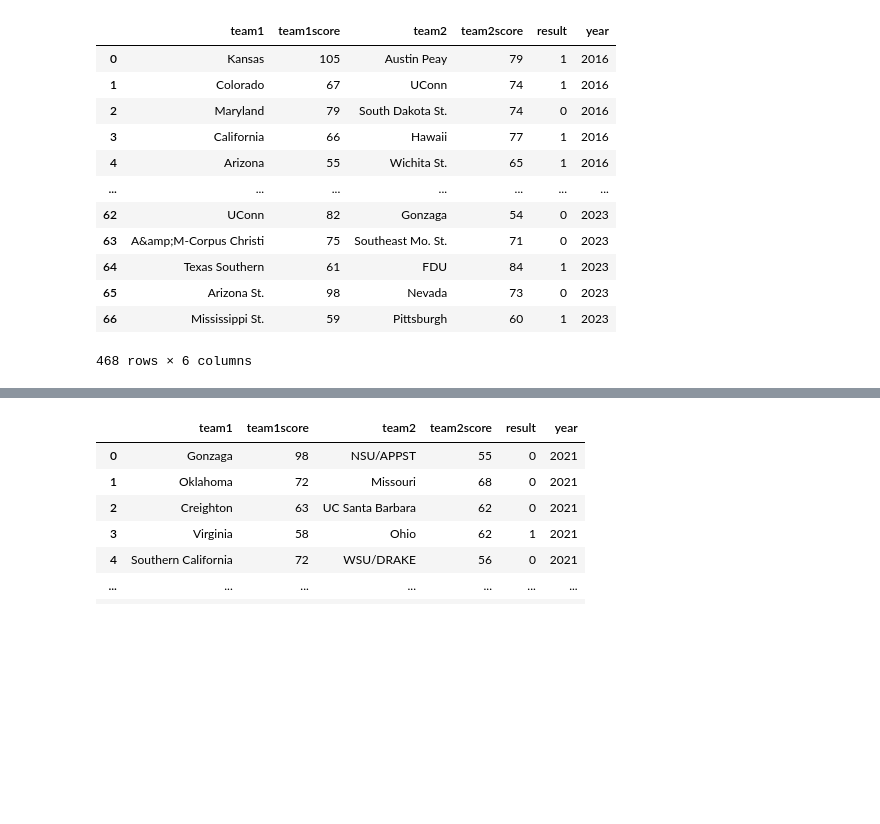
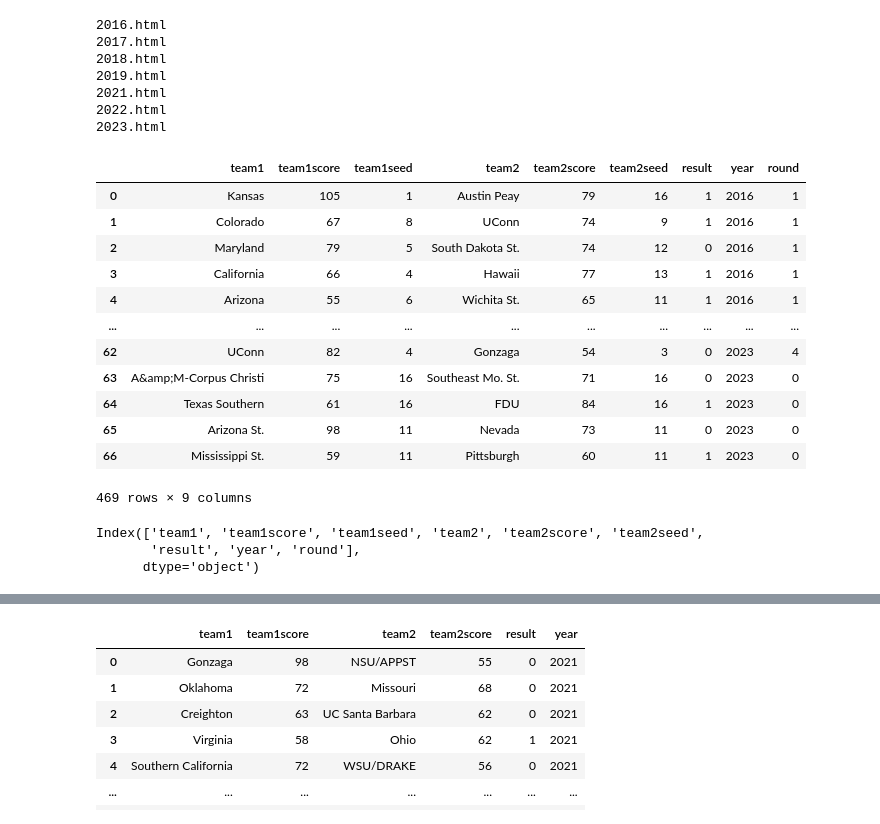
Before and after one commit to vab10266/march_madness_24, a Jupyter notebook: data/team_order/tmp.ipynb, the cells around one changed output, grey strips where cells are left out. Cells and saved outputs as stored; diff of their text form; code cells hidden in the pictures; blank space fills up the shorter version.

Commit message:
vb round data

```diff
--- a/data/team_order/tmp.ipynb
+++ b/data/team_order/tmp.ipynb
@@ -8,6 +8,7 @@ from bs4 import BeautifulSoup
 # path = 'tmp.html'
 def parse_new_html(year):
     path = f'{year}.html'
+    print(path)
     soup = BeautifulSoup(open(path),'html.parser')
 
     games = [x[70:].replace('<', '>') for x in str(soup).split('FINAL') if x[0] == '\n']
@@ -17,28 +18,58 @@ def parse_new_html(year):
     team2 = [x.split('>')[27] for x in games]
     team2score = [x.split('>')[31] for x in games]
     team2seed = [x.split('>')[23] for x in games]
+
     df = pd.DataFrame(data = [team1, team1score, team1seed, team2, team2score, team2seed]).T
     df.columns = ['team1', 'team1score', 'team1seed', 'team2', 'team2score', 'team2seed']
     df['result'] = (df['team1score'] < df['team2score']).astype(int)
     df['year'] = year
+    if year == 2021:
+        df = pd.concat((df.iloc[:6], pd.DataFrame([['Oregon', 75, 7, 'VCU', 70, 10, 0, 2021]], columns=['team1', 'team1score', 'team1seed', 'team2', 'team2score', 'team2seed', 'result', 'year']), df.iloc[6:]), axis=0)
+
+
+    rounds = [[1]*8, [2]*4, [3]*2, [4]*1, [1]*8, [2]*4, [3]*2, [4]*1, [5]*1, [6]*1, [5]*1, [1]*8, [2]*4, [3]*2, [4]*1, [1]*8, [2]*4, [3]*2, [4]*1, [0]*4]
+    a = []
+    for round in rounds:
+        for game in round:
+            a.append(game)
+    df['round'] = a
+    # print(df)
+    int_cols = ['team1score', 'team1seed', 'team2score', 'team2seed',
+       'result', 'year', 'round']
+    df[int_cols] = df[int_cols].astype(int)
     return df
 # %%
 all_df = None
 for i in range(8):
+    if i == 4:
+        continue
     df = parse_new_html(2016 + i)
     all_df = pd.concat((all_df, df), axis=0)
 all_df
 # %% [output]
+2016.html
+2017.html
+2018.html
+2019.html
+2021.html
+2022.html
+2023.html
-|  | team1 | team1score | team2 | team2score | result | year |
-| 0 | Kansas | 105 | Austin Peay | 79 | 1 | 2016 |
-| 1 | Colorado | 67 | UConn | 74 | 1 | 2016 |
-| 2 | Maryland | 79 | South Dakota St. | 74 | 0 | 2016 |
-| 3 | California | 66 | Hawaii | 77 | 1 | 2016 |
-| 4 | Arizona | 55 | Wichita St. | 65 | 1 | 2016 |
-| ... | ... | ... | ... | ... | ... | ... |
-| 62 | UConn | 82 | Gonzaga | 54 | 0 | 2023 |
-| 63 | A&amp;M-Corpus Christi | 75 | Southeast Mo. St. | 71 | 0 | 2023 |
-| 64 | Texas Southern | 61 | FDU | 84 | 1 | 2023 |
-| 65 | Arizona St. | 98 | Nevada | 73 | 0 | 2023 |
-| 66 | Mississippi St. | 59 | Pittsburgh | 60 | 1 | 2023 |
+|  | team1 | team1score | team1seed | team2 | team2score | team2seed | result | year | round |
+| 0 | Kansas | 105 | 1 | Austin Peay | 79 | 16 | 1 | 2016 | 1 |
+| 1 | Colorado | 67 | 8 | UConn | 74 | 9 | 1 | 2016 | 1 |
+| 2 | Maryland | 79 | 5 | South Dakota St. | 74 | 12 | 0 | 2016 | 1 |
+| 3 | California | 66 | 4 | Hawaii | 77 | 13 | 1 | 2016 | 1 |
+| 4 | Arizona | 55 | 6 | Wichita St. | 65 | 11 | 1 | 2016 | 1 |
+| ... | ... | ... | ... | ... | ... | ... | ... | ... | ... |
+| 62 | UConn | 82 | 4 | Gonzaga | 54 | 3 | 0 | 2023 | 4 |
+| 63 | A&amp;M-Corpus Christi | 75 | 16 | Southeast Mo. St. | 71 | 16 | 0 | 2023 | 0 |
+| 64 | Texas Southern | 61 | 16 | FDU | 84 | 16 | 1 | 2023 | 0 |
+| 65 | Arizona St. | 98 | 11 | Nevada | 73 | 11 | 0 | 2023 | 0 |
+| 66 | Mississippi St. | 59 | 11 | Pittsburgh | 60 | 11 | 1 | 2023 | 0 |
-468 rows × 6 columns
+469 rows × 9 columns
+# %%
+df.columns
+# %% [output]
+Index(['team1', 'team1score', 'team1seed', 'team2', 'team2score', 'team2seed',
+       'result', 'year', 'round'],
+      dtype='object')
```
Also changed, not shown: parts of 7 cells of this notebook, 2 other files.
